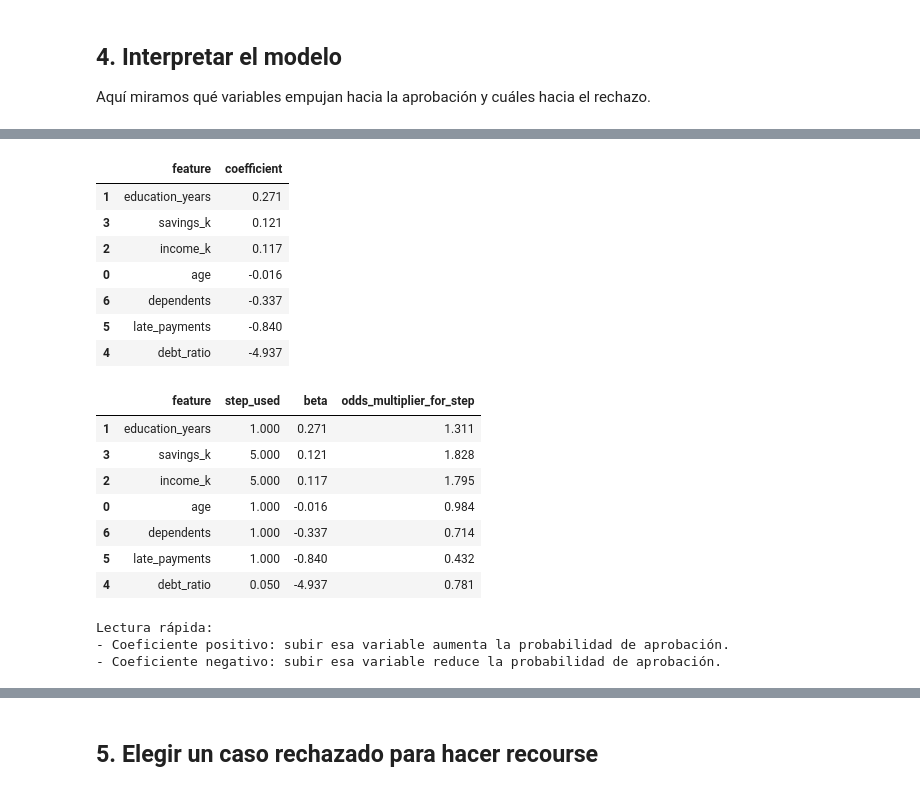
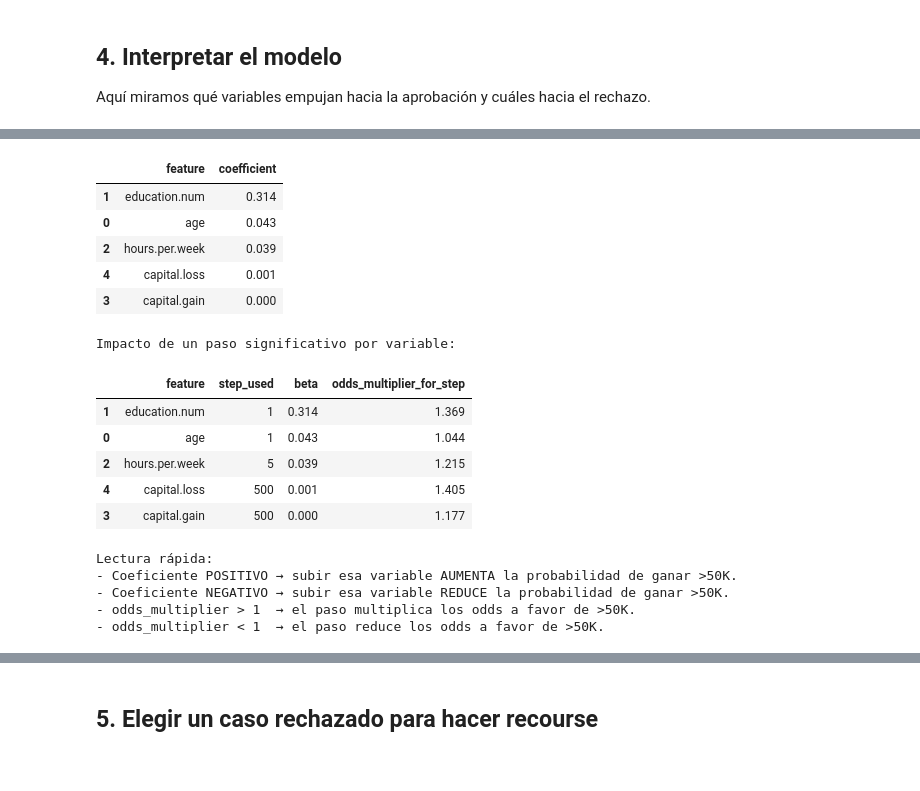
Before and after one commit to RamiroSeb2021/CXAI_M, a Jupyter notebook: notebooks/algorithmic_recourse_interpretable_colab_extended.ipynb, the cells around one changed output, grey strips where cells are left out. Cells and saved outputs as stored; diff of their text form; code cells hidden in the pictures.

```diff
--- a/notebooks/algorithmic_recourse_interpretable_colab_extended.ipynb
+++ b/notebooks/algorithmic_recourse_interpretable_colab_extended.ipynb
@@ -24,7 +24,8 @@ from itertools import product
 from sklearn.model_selection import train_test_split
 from sklearn.linear_model import LogisticRegression
 from sklearn.metrics import roc_auc_score, classification_report
-
-np.random.seed(42)
-pd.set_option("display.max_columns", 100)
-pd.set_option("display.float_format", lambda x: f"{x:,.3f}")
+# %%
+#DATASET escogido Census income
+
+df_raw = pd.read_csv("../data/archive/adult.csv")
+df_raw.head()
@@ -148,25 +140,22 @@ weighted avg       0.89      0.90      0.89       300
 
 Aquí miramos qué variables empujan hacia la aprobación y cuáles hacia el rechazo.
 # %%
-# ============================================
-# CELDA 4. INTERPRETAR COEFICIENTES
-# ============================================
-
 coef_df = pd.DataFrame({
-    "feature": feature_names,
+    "feature":     feature_names,
     "coefficient": model.coef_[0]
 }).sort_values("coefficient", ascending=False)
 
+print("Coeficientes del modelo (ordenados de mayor a menor):")
 display(coef_df)
 
+# ── Pasos significativos por variable ───────────────────────────────────────
+# Representan un cambio mínimo realista que una persona podría hacer
 meaningful_steps = {
-    "age": 1,
-    "education_years": 1,
-    "income_k": 5,
-    "savings_k": 5,
-    "debt_ratio": 0.05,
-    "late_payments": 1,
-    "dependents": 1
+    "age":            1,      # 1 año más (inmutable: no decrece)
+    "education.num":  1,      # subir un nivel educativo
+    "hours.per.week": 5,      # 5 horas más por semana
+    "capital.gain":   500,    # 500 USD más de ganancia de capital
+    "capital.loss":   500     # 500 USD más de pérdida (sube el coef negativo)
 }
 
 rows = []
@@ -174,16 +163,21 @@ for f, beta in zip(feature_names, model.coef_[0]):
     step = meaningful_steps[f]
     odds_multiplier = np.exp(beta * step)
     rows.append({
-        "feature": f,
-        "step_used": step,
-        "beta": beta,
-        "odds_multiplier_for_step": odds_multiplier
+        "feature":                f,
+        "step_used":              step,
+        "beta":                   round(beta, 4),
+        "odds_multiplier_for_step": round(odds_multiplier, 4)
     })
 
 interpret_df = pd.DataFrame(rows).sort_values("beta", ascending=False)
+print()
+print("Impacto de un paso significativo por variable:")
 display(interpret_df)
 
+print()
 print("Lectura rápida:")
-print("- Coeficiente positivo: subir esa variable aumenta la probabilidad de aprobación.")
-print("- Coeficiente negativo: subir esa variable reduce la probabilidad de aprobación.")
+print("- Coeficiente POSITIVO → subir esa variable AUMENTA la probabilidad de ganar >50K.")
+print("- Coeficiente NEGATIVO → subir esa variable REDUCE la probabilidad de ganar >50K.")
+print("- odds_multiplier > 1  → el paso multiplica los odds a favor de >50K.")
+print("- odds_multiplier < 1  → el paso reduce los odds a favor de >50K.")
 # %% [output]
@@ -190,19 +185,18 @@ print("- Coeficiente negativo: subir esa variable reduce la probabilidad de apro
 |  | feature | coefficient |
-| 1 | education_years | 0.271 |
-| 3 | savings_k | 0.121 |
-| 2 | income_k | 0.117 |
-| 0 | age | -0.016 |
-| 6 | dependents | -0.337 |
-| 5 | late_payments | -0.840 |
-| 4 | debt_ratio | -4.937 |
+| 1 | education.num | 0.314 |
+| 0 | age | 0.043 |
+| 2 | hours.per.week | 0.039 |
+| 4 | capital.loss | 0.001 |
+| 3 | capital.gain | 0.000 |
+Impacto de un paso significativo por variable:
 |  | feature | step_used | beta | odds_multiplier_for_step |
-| 1 | education_years | 1.000 | 0.271 | 1.311 |
-| 3 | savings_k | 5.000 | 0.121 | 1.828 |
-| 2 | income_k | 5.000 | 0.117 | 1.795 |
-| 0 | age | 1.000 | -0.016 | 0.984 |
-| 6 | dependents | 1.000 | -0.337 | 0.714 |
-| 5 | late_payments | 1.000 | -0.840 | 0.432 |
-| 4 | debt_ratio | 0.050 | -4.937 | 0.781 |
+| 1 | education.num | 1 | 0.314 | 1.369 |
+| 0 | age | 1 | 0.043 | 1.044 |
+| 2 | hours.per.week | 5 | 0.039 | 1.215 |
+| 4 | capital.loss | 500 | 0.001 | 1.405 |
+| 3 | capital.gain | 500 | 0.000 | 1.177 |
-Lectura rápida:
-- Coeficiente positivo: subir esa variable aumenta la probabilidad de aprobación.
-- Coeficiente negativo: subir esa variable reduce la probabilidad de aprobación.
+Lectura rápida:
+- Coeficiente POSITIVO → subir esa variable AUMENTA la probabilidad de ganar >50K.
+- Coeficiente NEGATIVO → subir esa variable REDUCE la probabilidad de ganar >50K.
+- odds_multiplier > 1  → el paso multiplica los odds a favor de >50K.
+- odds_multiplier < 1  → el paso reduce los odds a favor de >50K.
```
Also changed, not shown: parts of 9 cells of this notebook, 1 other file.
